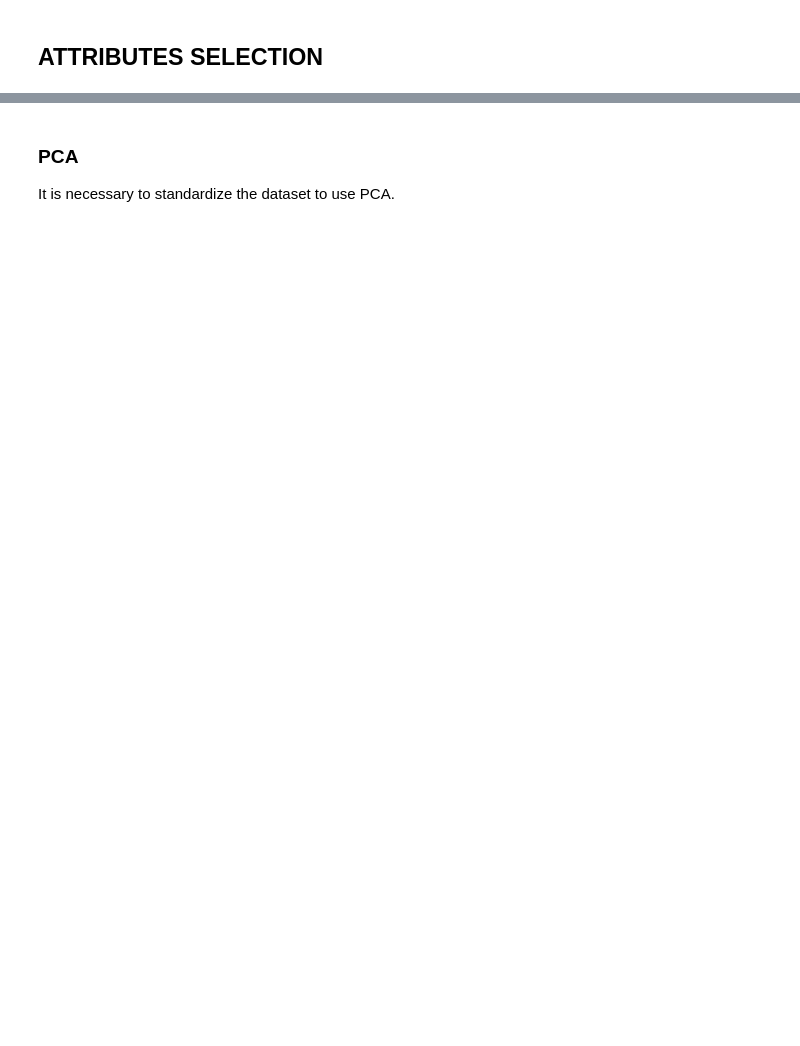
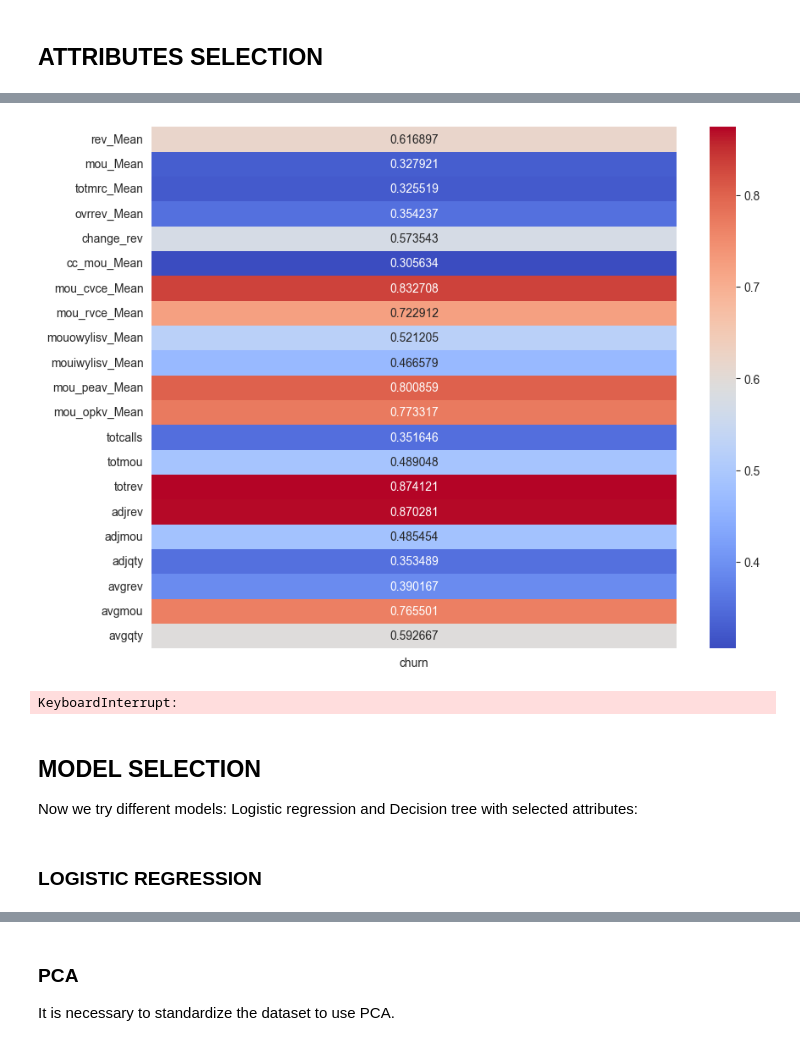
Before and after one commit to GerardGV/abandonPrediction, a Jupyter notebook: localML/main.ipynb, the cells around one changed output, grey strips where cells are left out. Cells and saved outputs as stored; diff of their text form; code cells hidden in the pictures; blank space fills up the shorter version.

```diff
--- a/localML/main.ipynb
+++ b/localML/main.ipynb
@@ -210,0 +324,23 @@ creditcd Y 2
+# %%
+def cramers_V(var1,var2) :
+  crosstab =np.array(pd.crosstab(var1,var2, rownames=None, colnames=None)) # Cross table building
+  stat = chi2_contingency(crosstab)[0] # Keeping of the test statistic of the Chi2 test
+  obs = np.sum(crosstab) # Number of observations
+  mini = min(crosstab.shape)-1 # Take the minimum value between the columns and the rows of the cross table
+  return np.sqrt(stat/(obs*mini))
+# %%
+relevantAttributes={}
+nanSubs_X=dfNanSubstituted.drop(columns='churn')
+nanSubs_Y=dfNanSubstituted['churn']
+
+thresholdCorrelation=0.3
+
+for column in nanSubs_X.columns:
+
+   #we only calculate cramer_V of not categorical attributes
+   if column not in categoricalAttributes:
+      corr=cramers_V(nanSubs_X[column], nanSubs_Y)
+      print(column, corr)
+
+      if corr > thresholdCorrelation:
+         relevantAttributes[column]=corr
@@ -210,0 +365,18 @@ creditcd Y 2
+# %%
+correlationMatrix=pd.DataFrame({"churn":relevantAttributes.values()}, index=relevantAttributes.keys())
+
+plt.figure(figsize=(10, 8))
+sns.heatmap(correlationMatrix, annot=True, fmt="g", cmap='coolwarm')
+
+plt.show()
+# %% [output]
+[figure, added]
+# %%
+sns.countplot(x='totrev', hue='churn', data=dfNanSubstituted)
+plt.title('Distribución de Variable Nominal Binaria por Otra Variable Categórica')
+plt.show()
+# %% [output]
+KeyboardInterrupt:
+# %% [markdown]
+## MODEL SELECTION
+Now we try different models: Logistic regression and Decision tree with selected attributes:
@@ -210,0 +388,2 @@ creditcd Y 2
+# %% [markdown]
+### LOGISTIC REGRESSION
```
Also changed, not shown: parts of 30 cells of this notebook.
